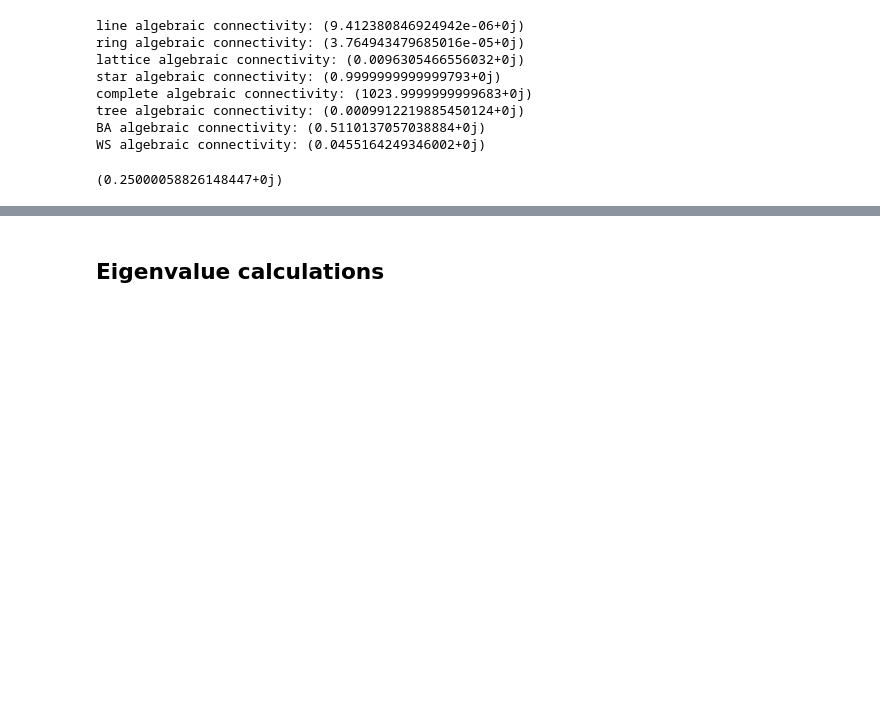
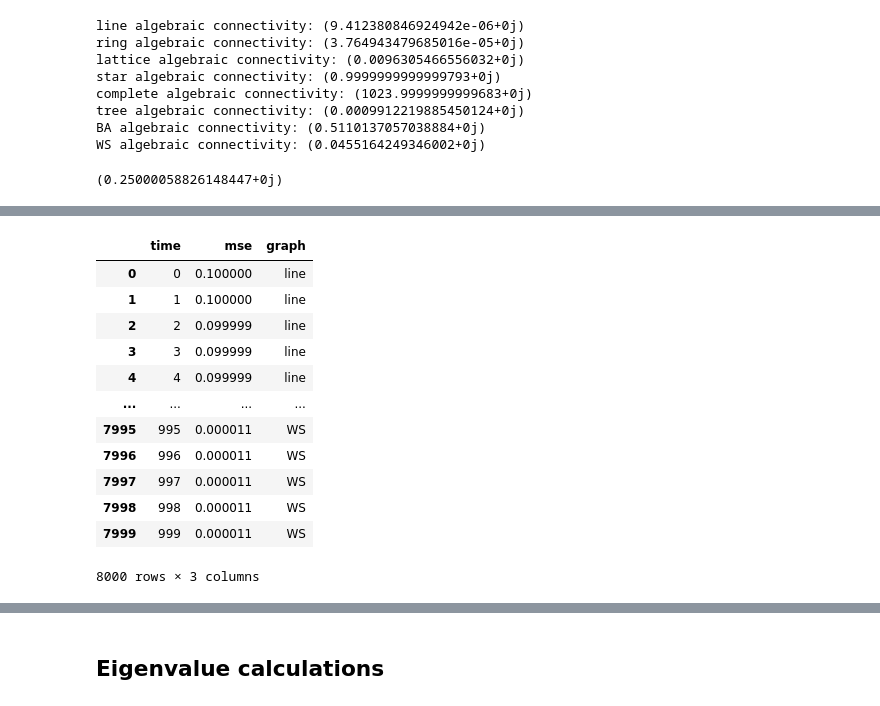
Before and after one commit to b-cho/graph-consensus, a Jupyter notebook: main.ipynb, the cells around one changed output, grey strips where cells are left out. Drawn from its saved outputs; the diff is of its cells as text; code cells hidden in the pictures; blank space fills up the shorter version.

```diff
--- a/main.ipynb
+++ b/main.ipynb
@@ -476,3 +476,25 @@ tree algebraic connectivity: (0.0009912219885450124+0j)
 BA algebraic connectivity: (0.5110137057038884+0j)
 WS algebraic connectivity: (0.0455164249346002+0j)
 (0.25000058826148447+0j)
+# %%
+def second_eigenvalue(g_):
+    evs = np.sort(np.abs(scipy.linalg.eigvals(get_unweighted_matrix(g_))))
+    return evs[-2]/evs[-1]
+
+line_2eig = second_eigenvalue(g_line)
+ring_2eig = second_eigenvalue(g_ring)
+lattice_2eig = second_eigenvalue(g_lattice)
+star_2eig = second_eigenvalue(g_star)
+complete_2eig = second_eigenvalue(g_complete)
+tree_2eig = second_eigenvalue(g_tree)
+ba_2eig = second_eigenvalue(g_ba)
+ws_2eig = second_eigenvalue(g_ws)
+
+print("line 2nd eigenvalue:", second_eigenvalue(g_line))
+print("ring 2nd eigenvalue:", second_eigenvalue(g_ring))
+print("lattice 2nd eigenvalue:", second_eigenvalue(g_lattice))
+print("star 2nd eigenvalue:", second_eigenvalue(g_star))
+print("complete 2nd eigenvalue:", second_eigenvalue(g_complete))
+print("tree 2nd eigenvalue:", second_eigenvalue(g_tree))
+print("BA 2nd eigenvalue:", second_eigenvalue(g_ba))
+print("WS 2nd eigenvalue:", second_eigenvalue(g_ws))
@@ -478,0 +510,33 @@ WS algebraic connectivity: (0.0455164249346002+0j)
+# %%
+df_length = 1000
+
+line_2eig_df = [(1/10) * (line_2eig ** t) for t in range(df_length)]
+ring_2eig_df = [(1/10) * (ring_2eig ** t) for t in range(df_length)]
+lattice_2eig_df = [(1/10) * (lattice_2eig ** t) for t in range(df_length)]
+star_2eig_df = [(1/10) * (star_2eig ** t) for t in range(df_length)]
+complete_2eig_df = [(1/10) * (complete_2eig ** t) for t in range(df_length)]
+tree_2eig_df = [(1/10) * (tree_2eig ** t) for t in range(df_length)]
+ba_2eig_df = [(1/10) * (ba_2eig ** t) for t in range(df_length)]
+ws_2eig_df = [(1/10) * (ws_2eig ** t) for t in range(df_length)]
+
+lp_2eig_df = pd.DataFrame({
+    "time": [t for t in range(df_length)] * 8,
+    "mse": line_2eig_df + ring_2eig_df + lattice_2eig_df + star_2eig_df + complete_2eig_df + tree_2eig_df + ba_2eig_df + ws_2eig_df,
+    "graph": ["line"] * df_length + ["ring"] * df_length + ["lattice"] * df_length + ["star"] * df_length + ["complete"] * df_length + ["tree"] * df_length + ["BA"] * df_length + ["WS"] * df_length
+})
+
+lp_2eig_df
+# %% [output]
+|  | time | mse | graph |
+| 0 | 0 | 0.100000 | line |
+| 1 | 1 | 0.100000 | line |
+| 2 | 2 | 0.099999 | line |
+| 3 | 3 | 0.099999 | line |
+| 4 | 4 | 0.099999 | line |
+| ... | ... | ... | ... |
+| 7995 | 995 | 0.000011 | WS |
+| 7996 | 996 | 0.000011 | WS |
+| 7997 | 997 | 0.000011 | WS |
+| 7998 | 998 | 0.000011 | WS |
+| 7999 | 999 | 0.000011 | WS |
+8000 rows × 3 columns
```
Also changed, not shown: parts of 4 cells of this notebook, 1 other file.
